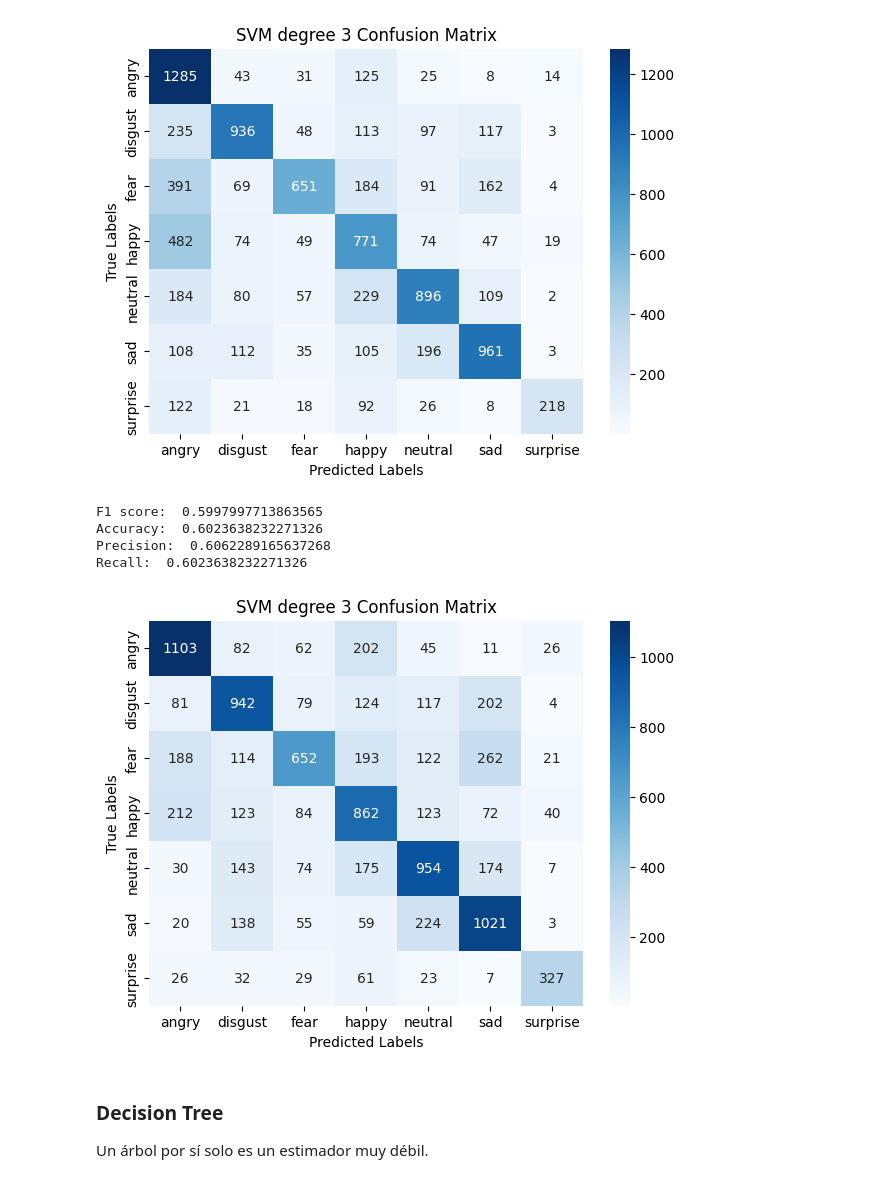
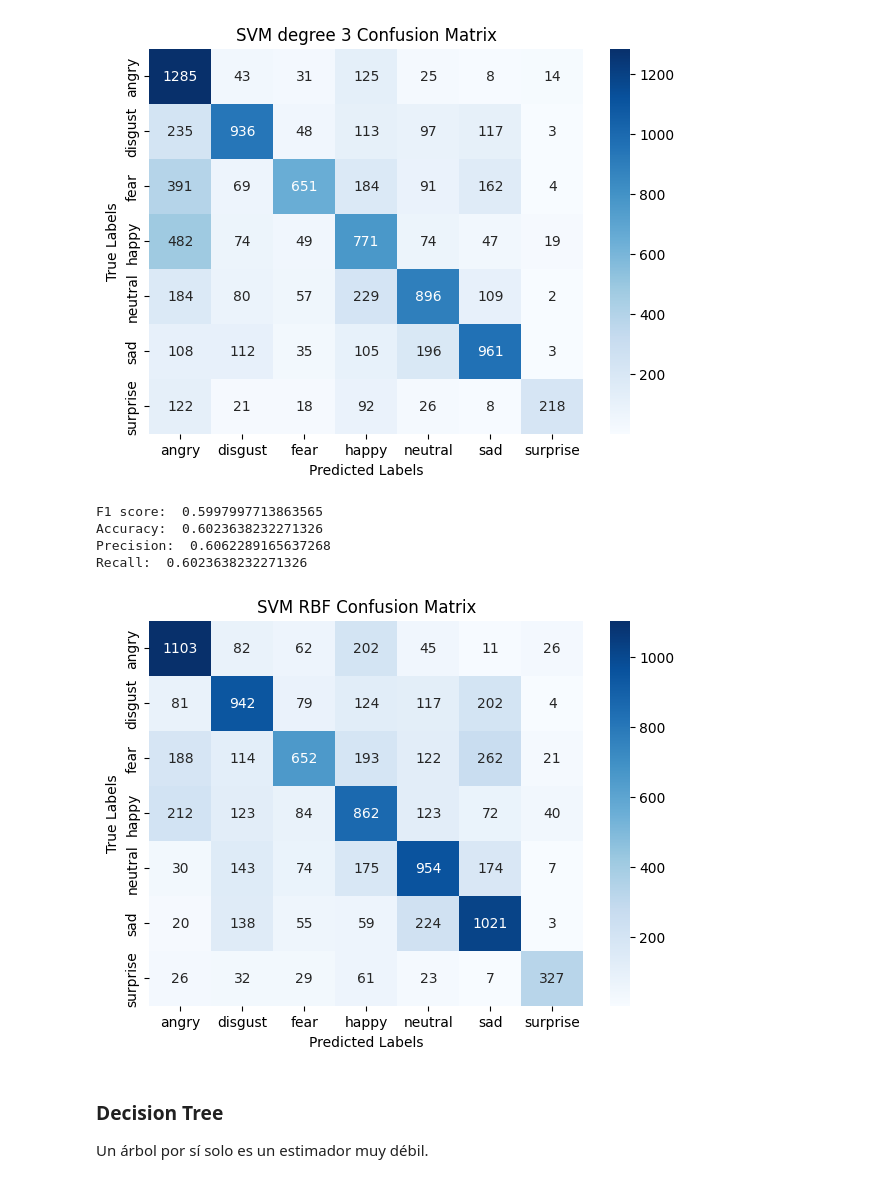
Before and after one commit to nayeli-guzman/emotion-recognition-in-speech, a Jupyter notebook: classification-without-reduction.ipynb, the cells around one changed output. Cells and saved outputs as stored; diff of their text form; code cells hidden in the pictures.

Commit message:
fix plot title

```diff
--- a/classification-without-reduction.ipynb
+++ b/classification-without-reduction.ipynb
@@ -91,6 +73,0 @@ Standard deviation of cross-validation scores: 0.0034474707280556165
-# %%
-knn = KNeighborsClassifier(n_neighbors=5)
-knn.fit(X_train, y_train)
-knn_pred = knn.predict(X_test)
-
-show_metrics(y_test, knn_pred)
@@ -132,17 +104,16 @@ Recall:  0.587667009249743
 # %%
 svm = SVC(random_state=0, kernel='rbf')
 svm.fit(X=X_train, y=y_train)
 svm_pred = svm.predict(X_test)
 
 show_metrics(y_true=y_test, y_pred=svm_pred)
-plot_confusion_matrix(y_true=y_test, y_pred=svm_pred, labels=unique_labels, title='SVM degree 3')
-# rbf
+plot_confusion_matrix(y_true=y_test, y_pred=svm_pred, labels=unique_labels, title='SVM RBF')
 # %% [output]
 F1 score:  0.5997997713863565
 Accuracy:  0.6023638232271326
 Precision:  0.6062289165637268
 Recall:  0.6023638232271326
-[figure, old version]
+[figure, new version]
 # %% [markdown]
 ### Decision Tree
 
```
Also changed, not shown: parts of 3 cells of this notebook.
